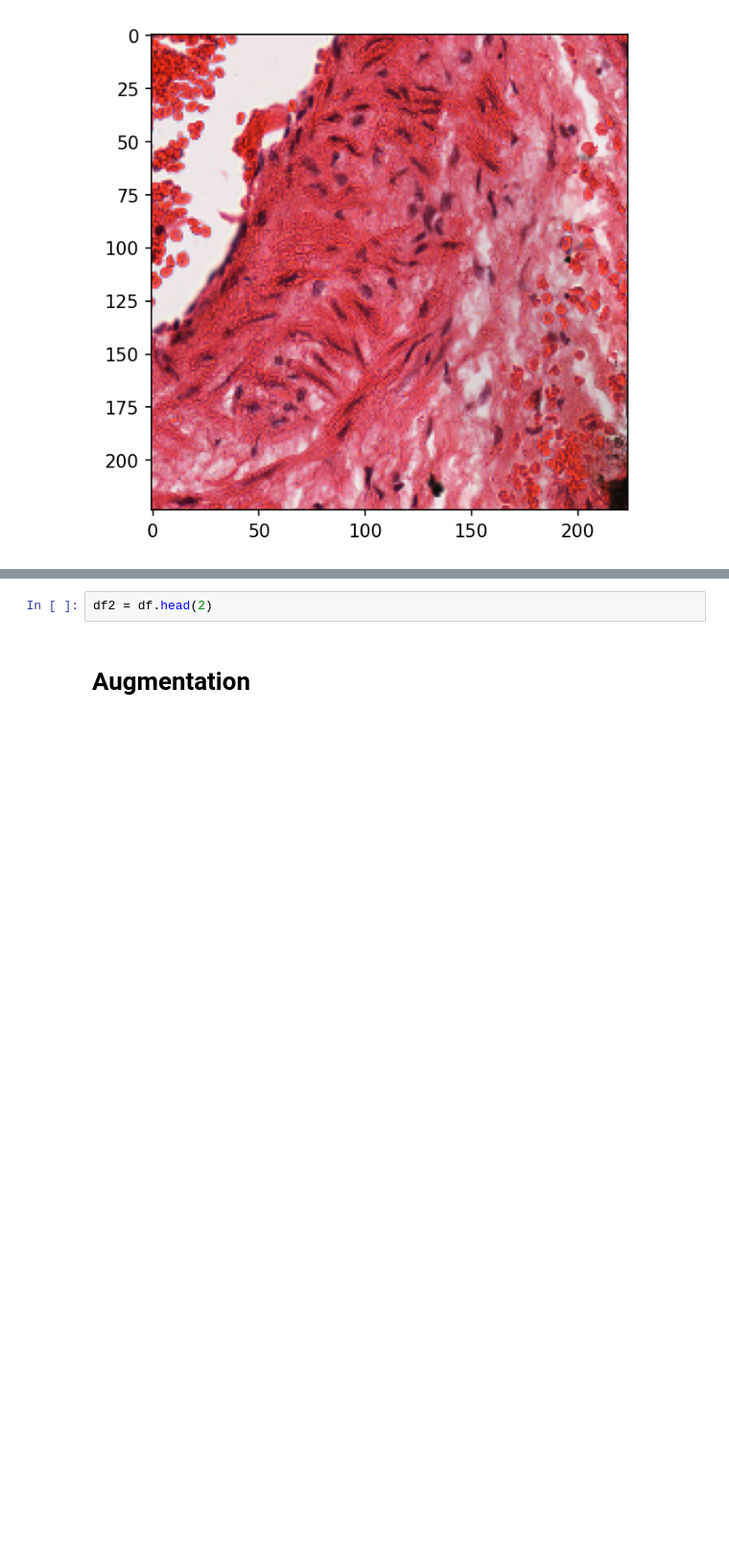
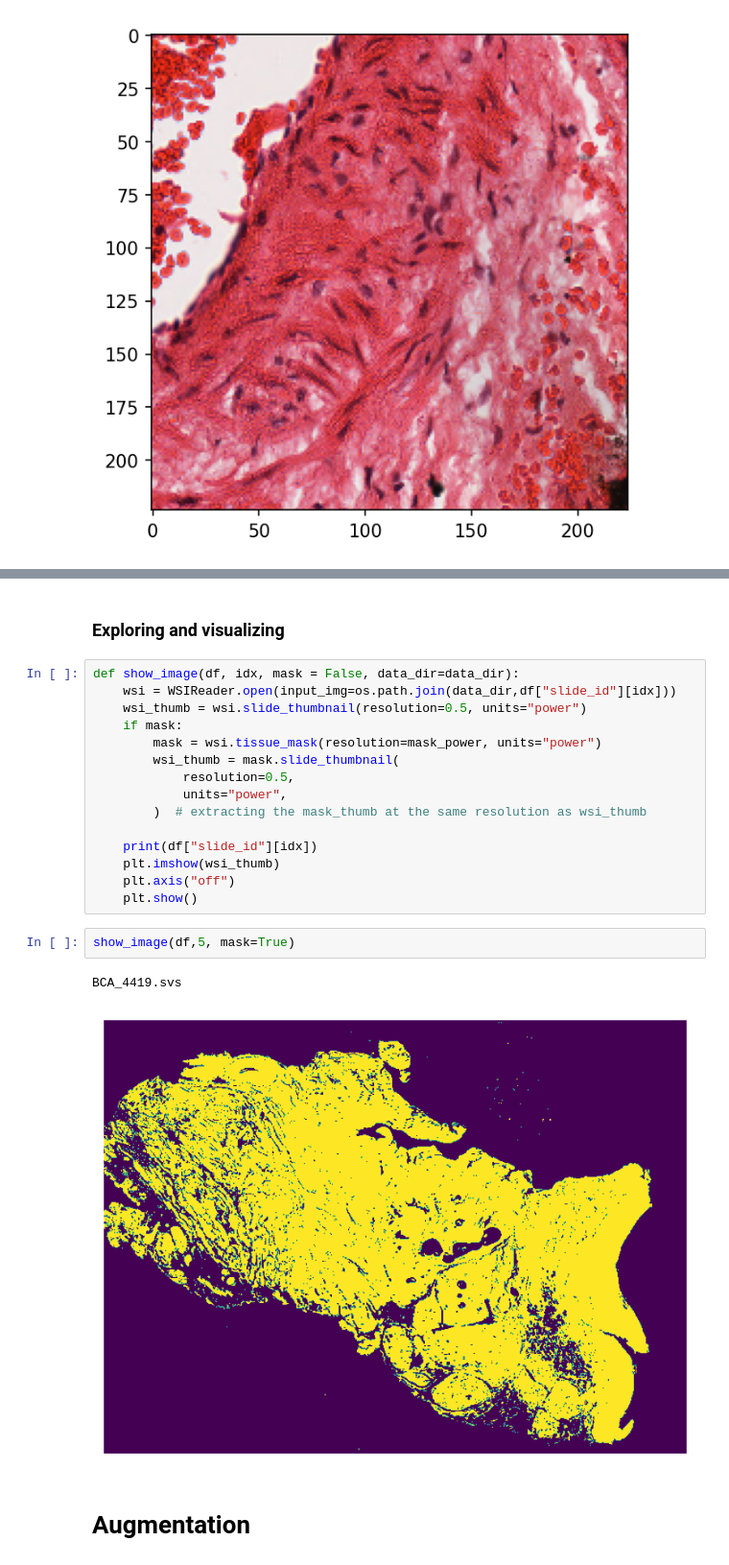
Before and after one commit to coolmule0/weakWSI, a Jupyter notebook: Untitled.ipynb, the cells around one changed output, grey strips where cells are left out. Shown at 96% size. Saved outputs shown, nothing was run; the diff lists cells and outputs as text; blank space fills up the shorter version.

```diff
--- a/Untitled.ipynb
+++ b/Untitled.ipynb
@@ -404,5 +498,25 @@ class WSI_Dataset(torch.utils.data.Dataset):
-# %%
-df2 = df.head(2)
+# %% [markdown]
+### Exploring and visualizing
+# %%
+def show_image(df, idx, mask = False, data_dir=data_dir):
+    wsi = WSIReader.open(input_img=os.path.join(data_dir,df["slide_id"][idx]))
+    wsi_thumb = wsi.slide_thumbnail(resolution=0.5, units="power")
+    if mask:
+        mask = wsi.tissue_mask(resolution=mask_power, units="power")
+        wsi_thumb = mask.slide_thumbnail(
+            resolution=0.5,
+            units="power",
+        )  # extracting the mask_thumb at the same resolution as wsi_thumb
+
+    print(df["slide_id"][idx])
+    plt.imshow(wsi_thumb)
+    plt.axis("off")
+    plt.show()
+# %%
+show_image(df,5, mask=True)
+# %% [output]
+BCA_4419.svs
+[figure, added]
 # %% [markdown]
 # Augmentation
 # %% [markdown]
```
Also changed, not shown: parts of 34 cells of this notebook.
